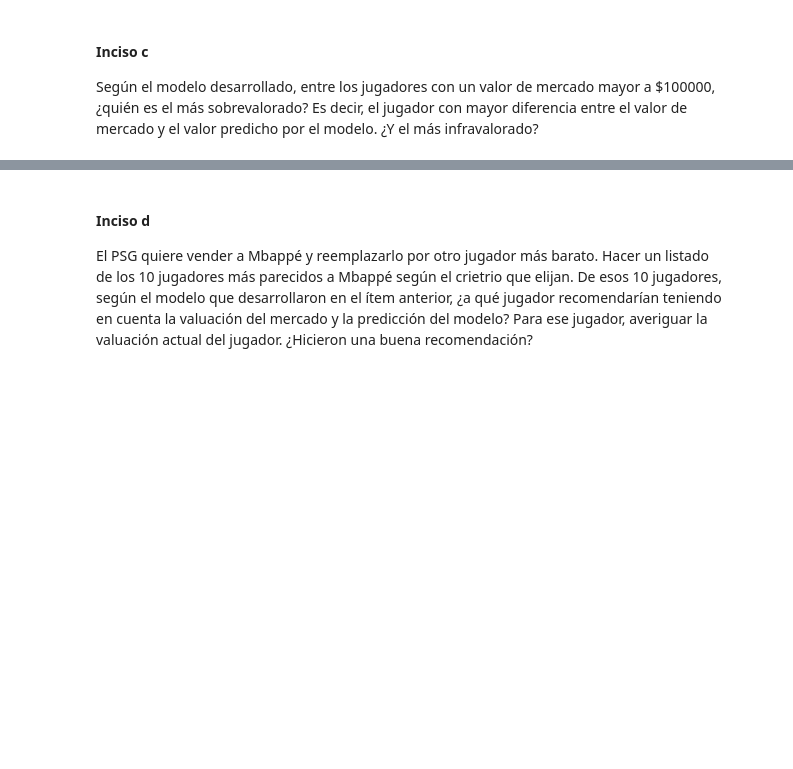
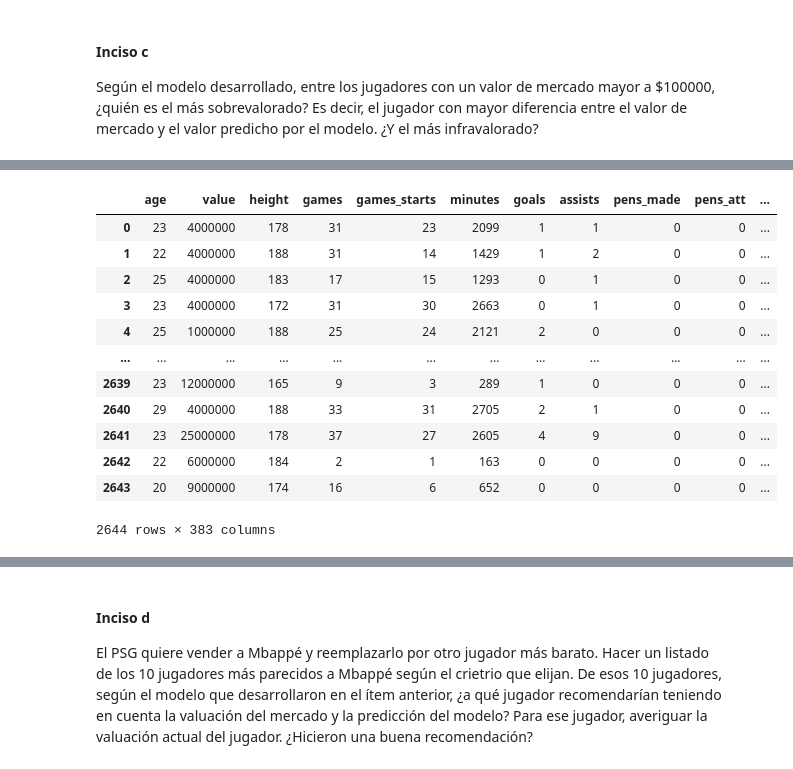
Before and after one commit to faustomartinez/tp2-ldd, a Jupyter notebook: tp2.ipynb, the cells around one changed output, grey strips where cells are left out. Drawn from its saved outputs; the diff is of its cells as text; code cells hidden in the pictures; blank space fills up the shorter version.

```diff
--- a/tp2.ipynb
+++ b/tp2.ipynb
@@ -1147,8 +1035,10 @@ keras.utils.set_random_seed(9)
 # Paso 1: iniciamos el modelo indicando la arquitectura de la red
 model = keras.Sequential([
     keras.layers.Input(shape=(X_train.shape[1],)), # Seleccionamos la dim del input
-    keras.layers.Dense(4,                          # Selccionamos la dim de la 1er capa
-                       activation='sigmoid'),      # Función de activación de la 1er capa
+    keras.layers.Dense(200,                          # Selccionamos la dim de la 1er capa
+                       activation='sigmoid'),# Función de activación de la 1er capa
+    keras.layers.Dense(100,
+                       activation="tanh"),
     keras.layers.Dense(1,                          # Seleccionamos la dim de la 2da capa, y debe coincidir con la "y" a predecir
                        activation='sigmoid')       # Función de activación de la 2da capa
 ])
@@ -1182,3 +1074,25 @@ pred = model.predict(X_test.to_numpy()).flatten()
 #### Inciso c
 
 Según el modelo desarrollado, entre los jugadores con un valor de mercado mayor a $100000, ¿quién es el más sobrevalorado? Es decir, el jugador con mayor diferencia entre el valor de mercado y el valor predicho por el modelo. ¿Y el más infravalorado?
+# %%
+# Definimos escaladore para X e y
+scaler_X = MinMaxScaler().set_output(transform="pandas")
+scaler_y = MinMaxScaler().set_output(transform="pandas")
+X = scaler_X.fit_transform(X)
+y = scaler_y.fit_transform(pd.DataFrame(y))
+# %%
+hist = model.fit(X.to_numpy(), y.to_numpy(), # Le pasamos nuestros datos de train
+                 epochs=100,                             # Elegimos la cantidad de epocas que queremos
+                 batch_size=20,                          # Elegimos el tamaño del batch
+                 validation_split=0.2,                   # Elegimos el tamaño del validation_split
+                 verbose=0,                              # Oculta todo el proceso
+                 )
+# %%
+# Obtenemos la predicción de nuestro modelo del valor de los jugadores, escalada
+pred = model.predict(X.to_numpy()).flatten()
+
+# La "desescalamos"
+pred = scaler_y.inverse_transform(pd.DataFrame(pred))
+
+# Mostramos los resultados
+pred
@@ -1184,0 +1108,20 @@ Según el modelo desarrollado, entre los jugadores con un valor de mercado mayor
+# %%
+# Creamos una nueva columna value_pred donde guardaremos el valor que nuestro modelo le asigno a cada jugador
+data["value_pred"] = pred.flatten()
+
+# Mostramos los resultados
+data
+# %% [output]
+|  | age | value | height | games | games_starts | minutes | goals | assists | pens_made | pens_att | ... |
+| 0 | 23 | 4000000 | 178 | 31 | 23 | 2099 | 1 | 1 | 0 | 0 | ... |
+| 1 | 22 | 4000000 | 188 | 31 | 14 | 1429 | 1 | 2 | 0 | 0 | ... |
+| 2 | 25 | 4000000 | 183 | 17 | 15 | 1293 | 0 | 1 | 0 | 0 | ... |
+| 3 | 23 | 4000000 | 172 | 31 | 30 | 2663 | 0 | 1 | 0 | 0 | ... |
+| 4 | 25 | 1000000 | 188 | 25 | 24 | 2121 | 2 | 0 | 0 | 0 | ... |
+| ... | ... | ... | ... | ... | ... | ... | ... | ... | ... | ... | ... |
+| 2639 | 23 | 12000000 | 165 | 9 | 3 | 289 | 1 | 0 | 0 | 0 | ... |
+| 2640 | 29 | 4000000 | 188 | 33 | 31 | 2705 | 2 | 1 | 0 | 0 | ... |
+| 2641 | 23 | 25000000 | 178 | 37 | 27 | 2605 | 4 | 9 | 0 | 0 | ... |
+| 2642 | 22 | 6000000 | 184 | 2 | 1 | 163 | 0 | 0 | 0 | 0 | ... |
+| 2643 | 20 | 9000000 | 174 | 16 | 6 | 652 | 0 | 0 | 0 | 0 | ... |
+2644 rows × 383 columns
```
Also changed, not shown: parts of 58 cells of this notebook, 2 other files.
